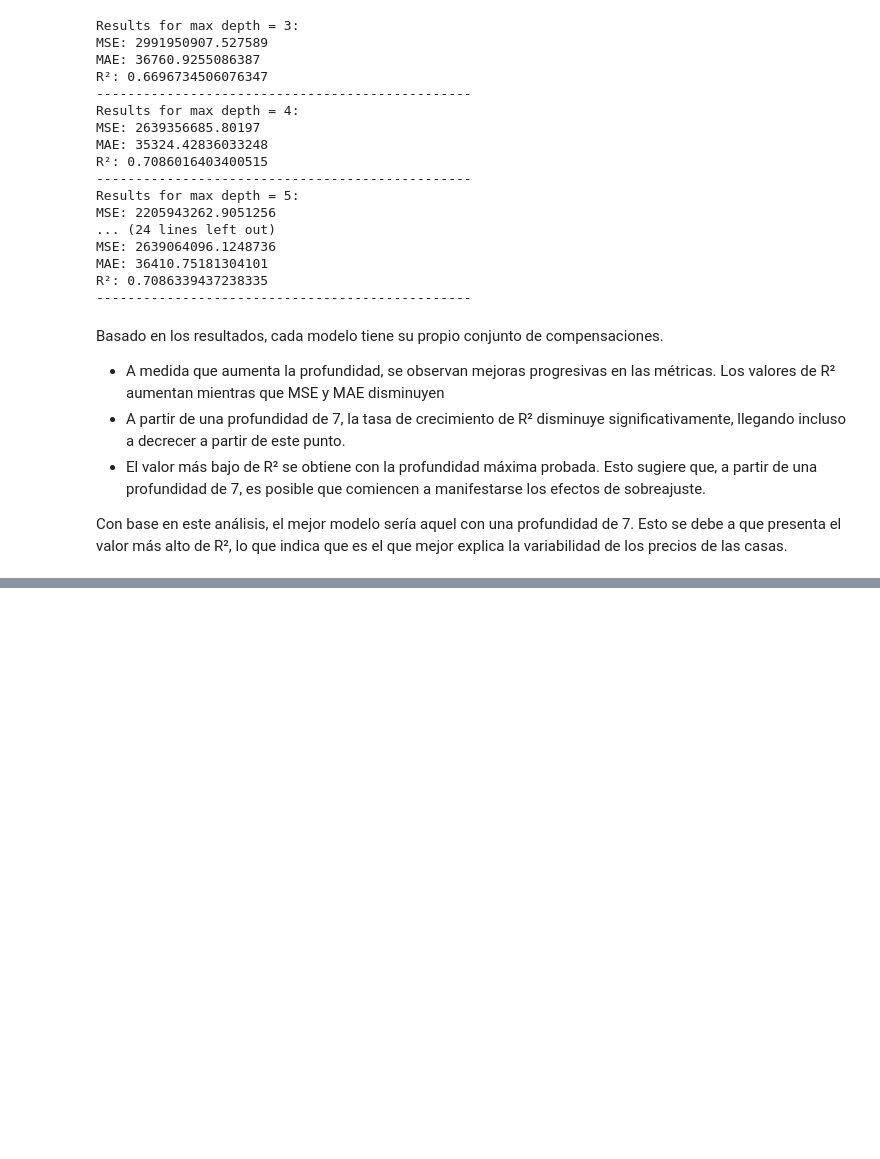
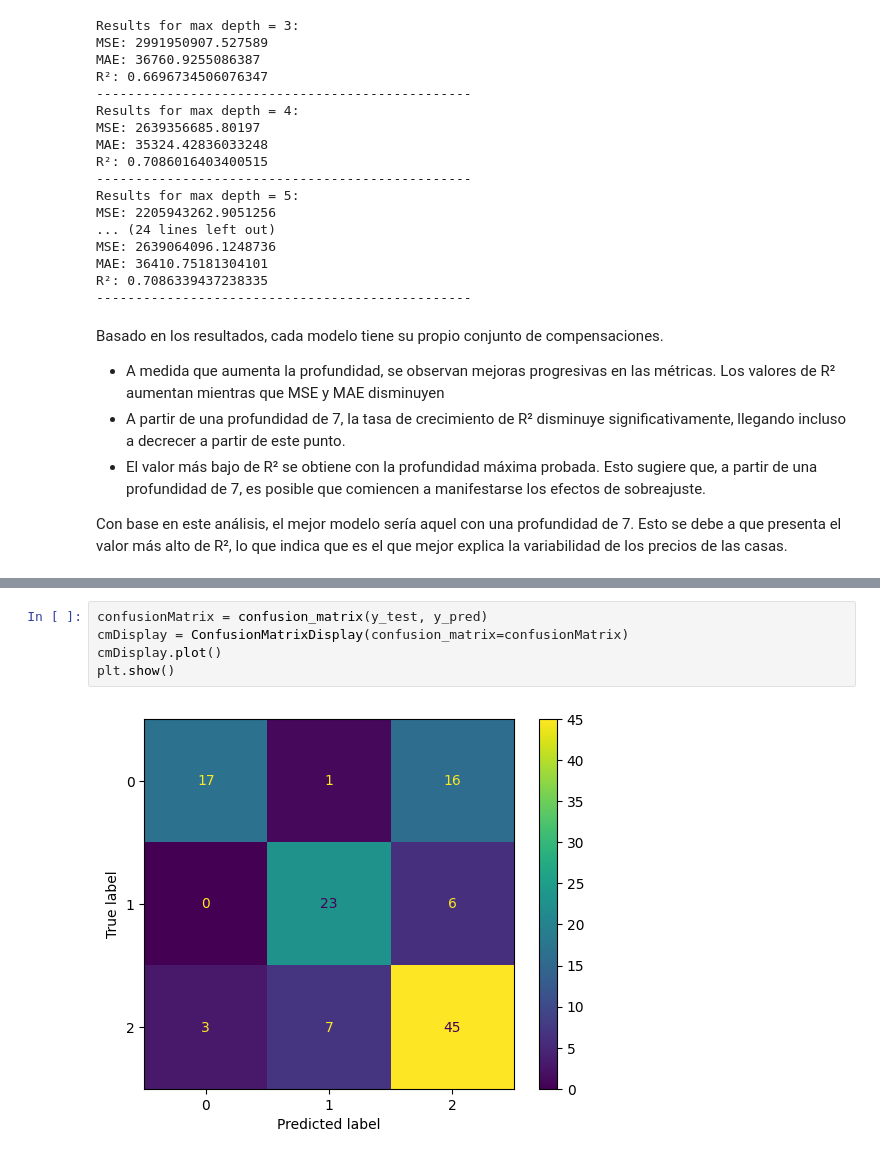
Before and after one commit to Andrea-gt/dm-hw-dt, a Jupyter notebook: answerSheet.ipynb, the cells around one changed output, grey strips where cells are left out. Cells and saved outputs as stored; diff of their text form; blank space fills up the shorter version.

```diff
--- a/answerSheet.ipynb
+++ b/answerSheet.ipynb
@@ -209,0 +290,7 @@ Con base en este análisis, el mejor modelo sería aquel con una profundidad de
+# %%
+confusionMatrix = confusion_matrix(y_test, y_pred)
+cmDisplay = ConfusionMatrixDisplay(confusion_matrix=confusionMatrix)
+cmDisplay.plot()
+plt.show()
+# %% [output]
+[figure, added]
```
Also changed, not shown: parts of 17 cells of this notebook.
